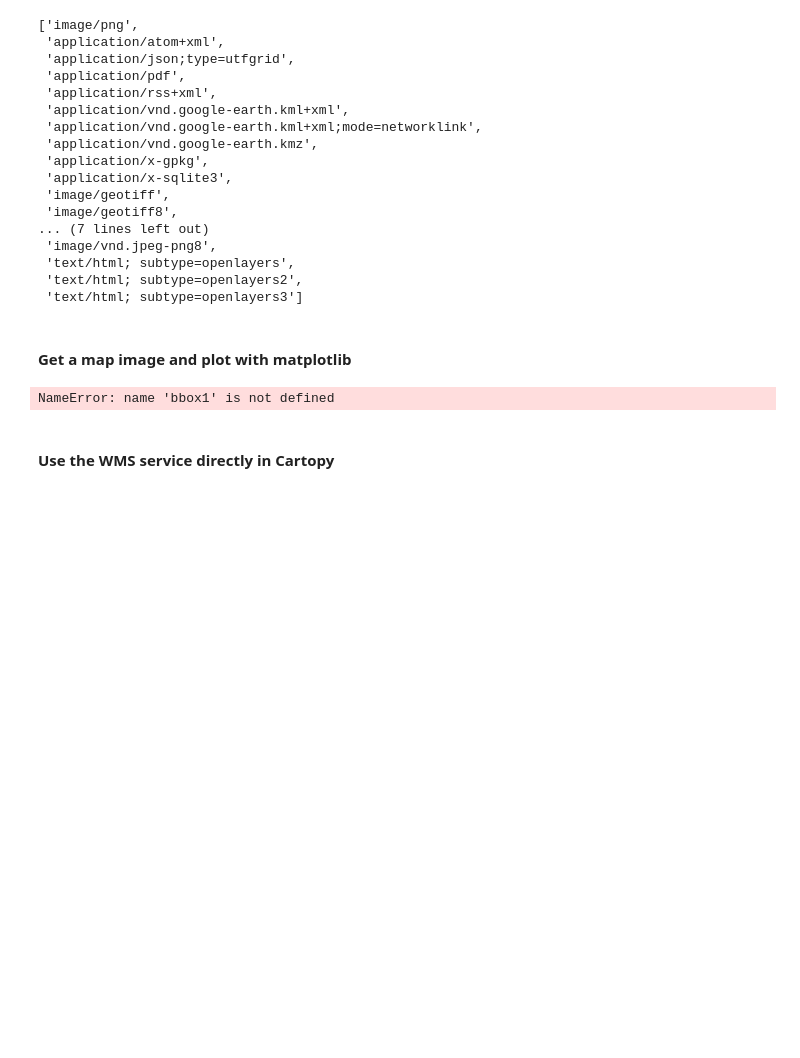
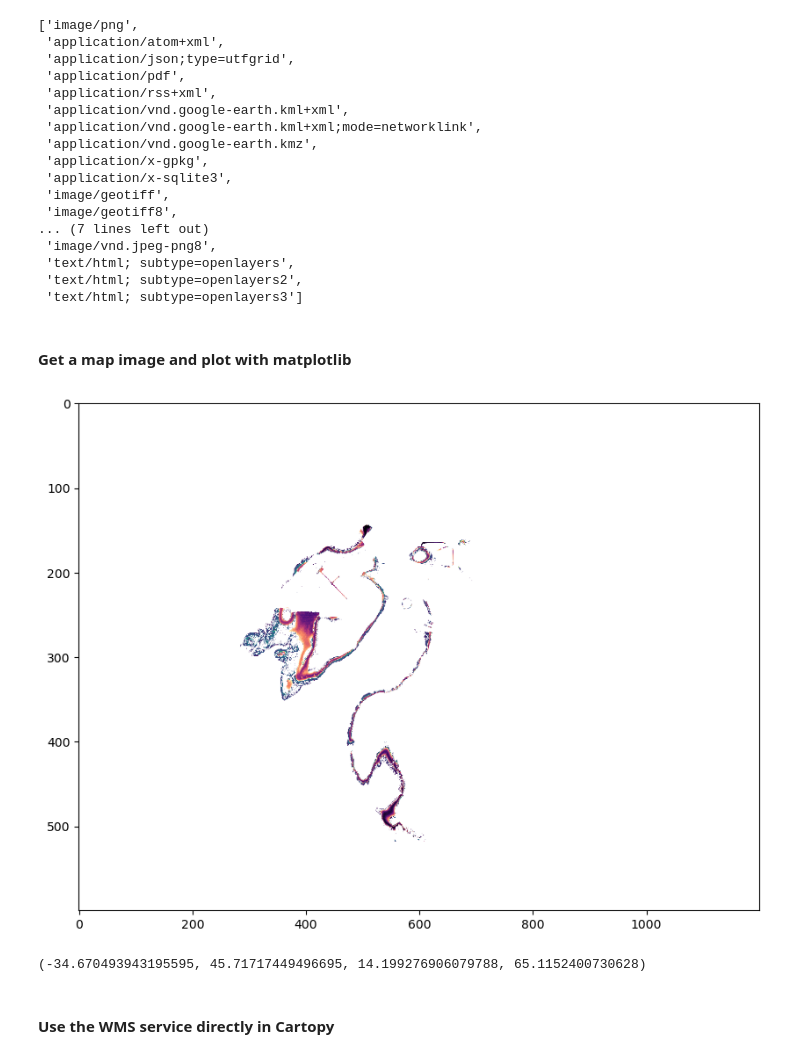
Before and after one commit to missionatlantic/GeoNode_OGC_webservices_workshop, a Jupyter notebook: 2_visualize_data_with_WMS.ipynb, the cells around one changed output. Saved outputs shown, nothing was run; the diff lists cells and outputs as text; code cells hidden in the pictures; blank space fills up the shorter version.

```diff
--- a/2_visualize_data_with_WMS.ipynb
+++ b/2_visualize_data_with_WMS.ipynb
@@ -120,35 +121,37 @@ import cartopy
 def getMap(layerNames,bbox,filename):
     wms.getOperationByName('GetMap').formatOptions
     img = wms.getmap(layers=layerNames,
                  size=(1200,600),
                  srs='EPSG:4326',
                  bbox=bbox1,
                  format='image/png',
                  transparent=True)
 
 # Write the image to a temporary file
     tmpfile = open(filename,'wb')
     tmpfile.write(img.read())
     tmpfile.close()
 
 # Define the layers to be used for the image,
 # here we use the modelled distributions of Syringammina and Pheronema Carpinteri datasets.
 # In order to plot them on top of eachother on the same map
 getMap(
     layerNames=['geonode:SyrFra_Ens_Cont_Preds_Thresh_200m_GHO_Masked_reprojectedGeoNode','geonode:PherCarp_threhsolded_GHO_reprojectedGeoNode'],
     bbox=(bbox1),
     filename='data/Syringammina_and_PheronemaCarp_Distribution.png'
 )
 
 # read the image
 image=mpimg.imread('data/Syringammina_and_PheronemaCarp_Distribution.png')
 
 # plot th image
 fig1 = plt.figure(figsize=(10, 7.5))
-plt.imshow(image,extent= [-30, -5, 40, 65],aspect='auto')
+plt.imshow(image,aspect='auto')
 plt.show()
+print(bbox1)
 # %% [output]
+[figure, added]
-NameError: name 'bbox1' is not defined
+(-34.670493943195595, 45.71717449496695, 14.199276906079788, 65.1152400730628)
 # %% [markdown]
 #### Use the WMS service directly in Cartopy
 # %%
```
Also changed, not shown: parts of 6 cells of this notebook, 20 other files.
